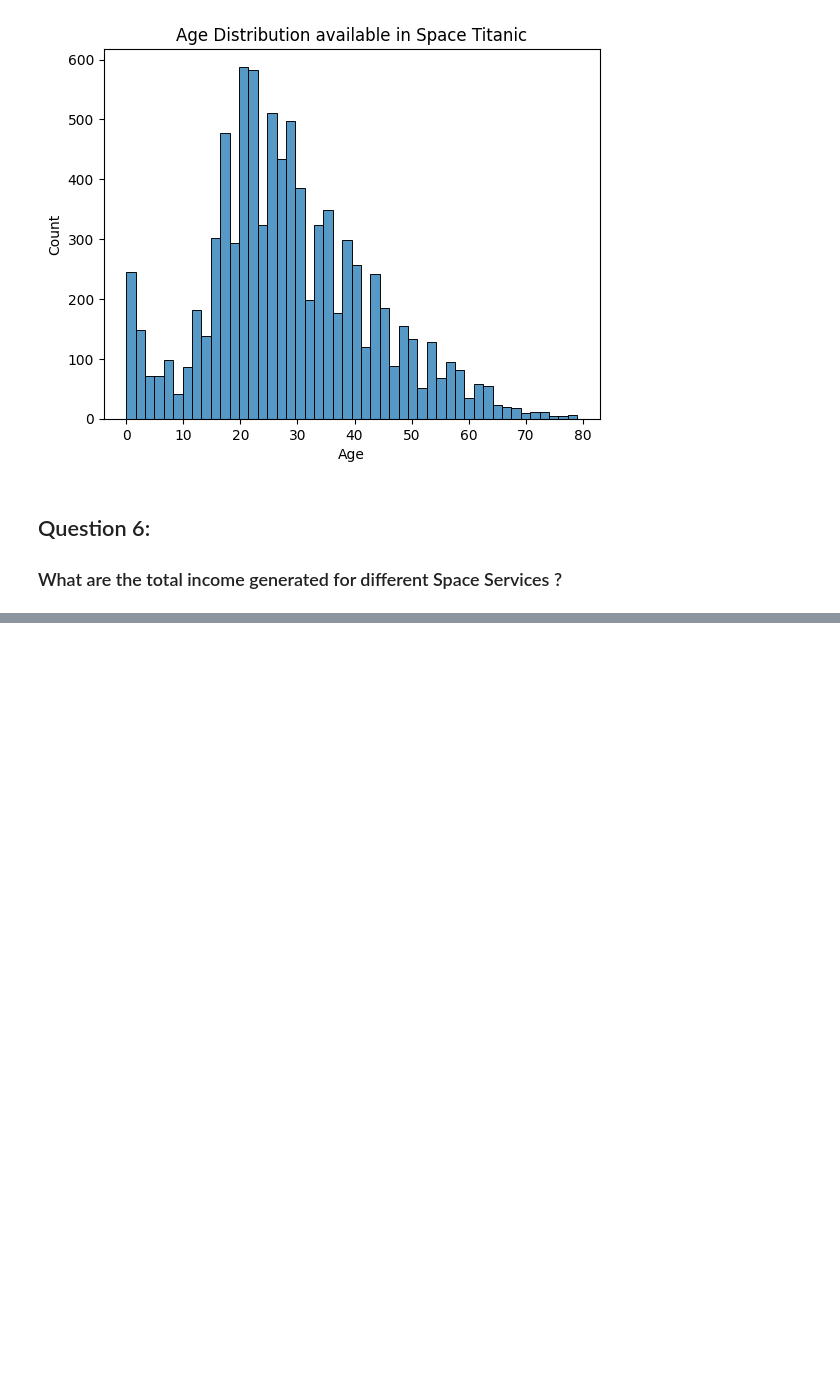
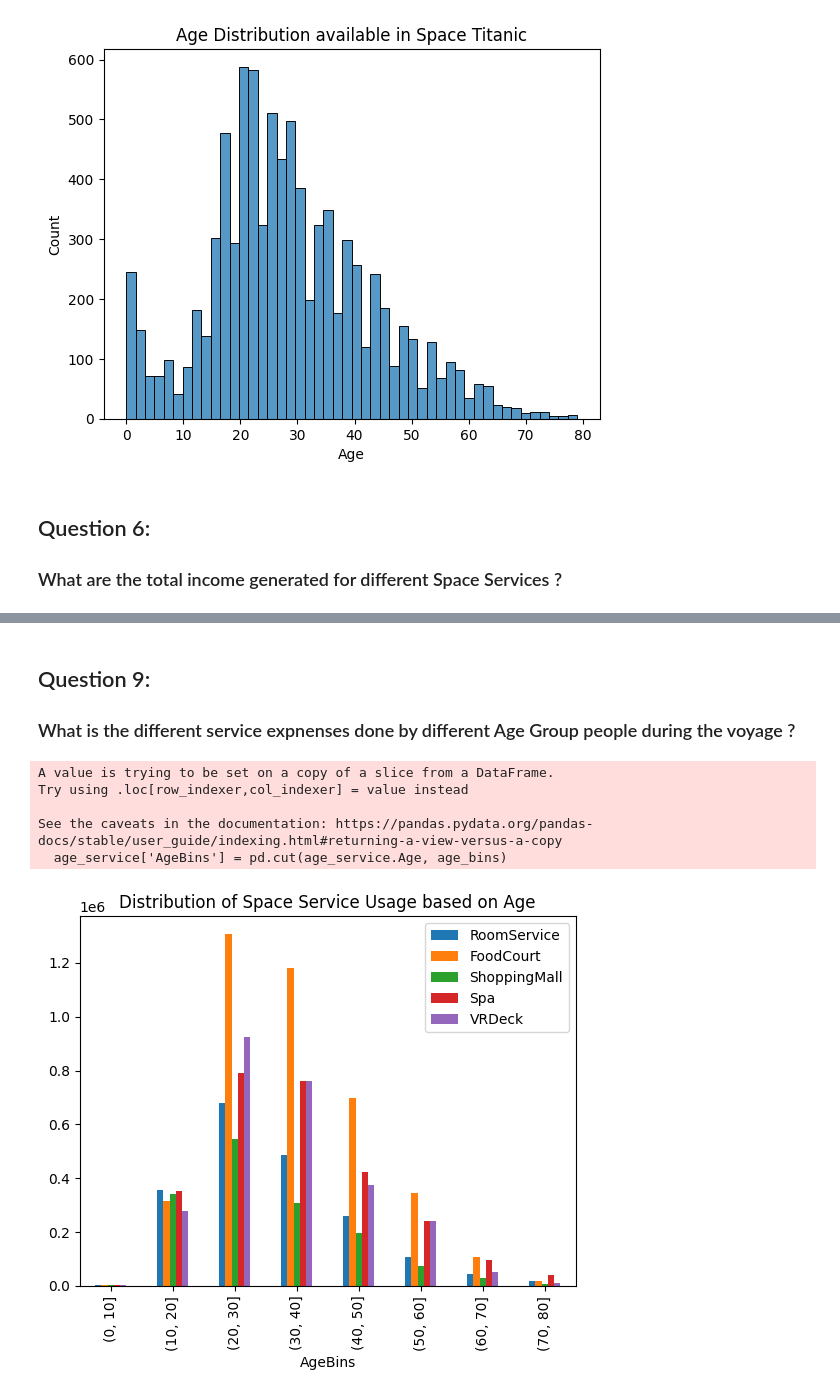
Before and after one commit to meghalagarwal/Space_Titanic_Transport_Prediction, a Jupyter notebook: Clean_Data_EDA.ipynb, the cells around one changed output, grey strips where cells are left out. Drawn from its saved outputs; the diff is of its cells as text; code cells hidden in the pictures; blank space fills up the shorter version.

```diff
--- a/Clean_Data_EDA.ipynb
+++ b/Clean_Data_EDA.ipynb
@@ -118,0 +137,18 @@ plt.savefig('/home/meghal/Personal/Personal Projects/Space Titanic/Images/Distri
+# %% [markdown]
+## Question 9:
+
+### What is the different service expnenses done by different Age Group people during the voyage ?
+# %%
+age_service = data[['Age','RoomService','FoodCourt','ShoppingMall','Spa','VRDeck']]
+age_bins = [0, 10, 20, 30, 40, 50, 60, 70, 80]
+age_service['AgeBins'] = pd.cut(age_service.Age, age_bins)
+age_service = age_service.drop('Age', axis='columns')
+age_service.groupby('AgeBins')[['RoomService','FoodCourt','ShoppingMall','Spa','VRDeck']].sum().plot(kind='bar').set_title('Distribution of Space Service Usage based on Age')
+plt.savefig('/home/meghal/Personal/Personal Projects/Space Titanic/Images/Distribution of Space Service Usage based on Age.jpg')
+# %% [output]
+A value is trying to be set on a copy of a slice from a DataFrame.
+Try using .loc[row_indexer,col_indexer] = value instead
+
+See the caveats in the documentation: https://pandas.pydata.org/pandas-docs/stable/user_guide/indexing.html#returning-a-view-versus-a-copy
+  age_service['AgeBins'] = pd.cut(age_service.Age, age_bins)
+[figure, added]
```
Also changed, not shown: parts of 9 cells of this notebook, 5 other files.
